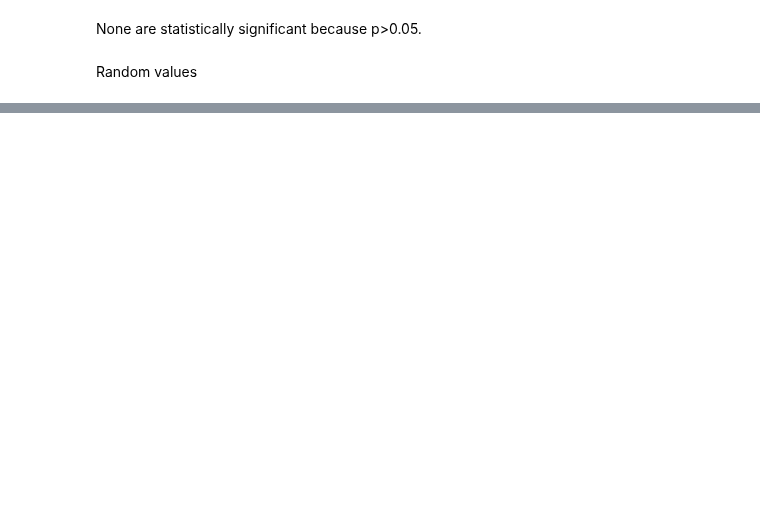
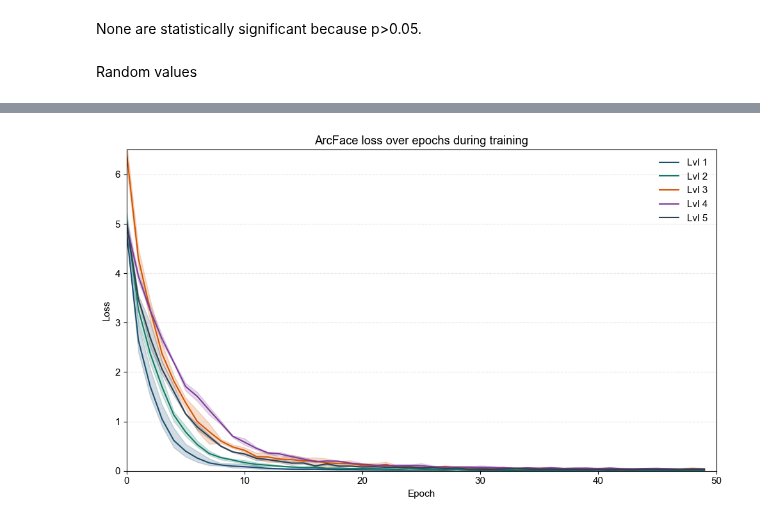
Before and after one commit to ameeassad/EagleID, a Jupyter notebook: notebooks/results_statisticaltest.ipynb, the cells around one changed output, grey strips where cells are left out. Saved outputs shown, nothing was run; the diff lists cells and outputs as text; code cells hidden in the pictures; blank space fills up the shorter version.

Commit message:
training

```diff
--- a/notebooks/results_statisticaltest.ipynb
+++ b/notebooks/results_statisticaltest.ipynb
@@ -165,0 +170,60 @@ plt.show()
+# %%
+import pandas as pd
+import matplotlib.pyplot as plt
+
+# Load CSV
+df = pd.read_csv('/Users/amee/Downloads/Raptor preprocessing level results - train_loss.csv')
+
+# Set plot style
+plt.rcParams.update({
+    "font.family": "Arial",
+    "font.size": 11
+})
+
+# Define color palette
+colors = {
+    1: '#1B4F72',  # Deep Blue
+    2: '#117A65',  # Teal
+    3: '#D35400',  # Burnt Orange
+    4: '#7D3C98',  # Optional 4th color
+    5: '#2E4053'   # Optional 5th color
+}
+
+# Create plot
+fig, ax = plt.subplots(figsize=(10, 6))
+
+for lvl in range(1, 6):
+    # Column names for this level
+    mean_col = f'preprocess_lvl: {lvl} - train/loss'
+    min_col = f'preprocess_lvl: {lvl} - train/loss__MIN'
+    max_col = f'preprocess_lvl: {lvl} - train/loss__MAX'
+
+    # Extract data
+    epochs = df['epoch']
+    mean = df[mean_col]
+    min_val = df[min_col]
+    max_val = df[max_col]
+    # random = df[rand_col]
+
+    # Plot mean line
+    ax.plot(epochs, mean, color=colors[lvl], label=f'Lvl {lvl}')
+
+    # Fill between min/max
+    ax.fill_between(epochs, min_val, max_val, color=colors[lvl], alpha=0.2)
+
+
+# Aesthetics
+ax.set_xlabel('Epoch', color='black')
+ax.set_ylabel('Loss', color='black')
+ax.set_xlim(0, 50)
+ax.set_ylim(0, 6.5)
+ax.set_title('ArcFace loss over epochs during training', color='black')
+ax.grid(True, axis='y', linestyle='--', alpha=0.3)
+ax.tick_params(colors='black')
+ax.spines[:].set_color('black')
+ax.legend(frameon=False, fontsize=11, loc='best')
+
+plt.tight_layout()
+plt.show()
+# %% [output]
+[figure, added]
```
Also changed, not shown: parts of 4 cells of this notebook, 1 other file.
